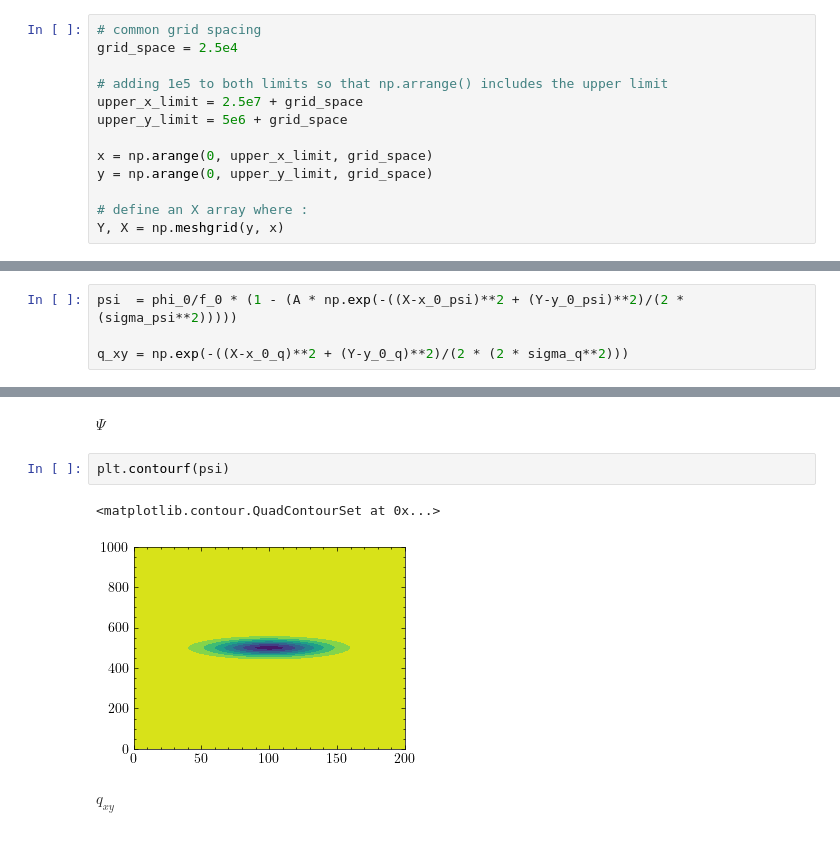
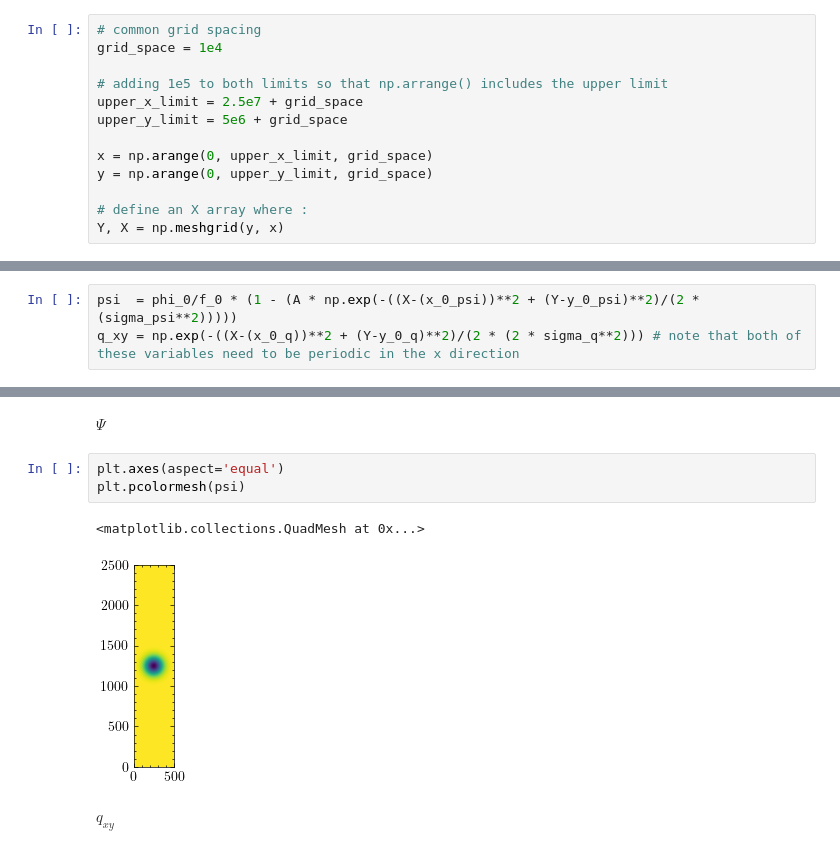
Before and after one commit to lauval/MT38C-Numerical-Weather-Prediction, a Jupyter notebook: task8.ipynb, the cells around one changed output, grey strips where cells are left out. Saved outputs shown, nothing was run; the diff lists cells and outputs as text.

```diff
--- a/task8.ipynb
+++ b/task8.ipynb
@@ -66,7 +67,7 @@ num_steps = duration/dt # number of timesteps
 Define the grid:
 # %%
 # common grid spacing
-grid_space = 2.5e4
+grid_space = 1e4
 
 # adding 1e5 to both limits so that np.arrange() includes the upper limit
 upper_x_limit = 2.5e7 + grid_space
@@ -80,6 +81,5 @@ Y, X = np.meshgrid(y, x)
 # %% [markdown]
 As always, we define the streamfunction and passive tracer using the analytical solutions:
 # %%
-psi  = phi_0/f_0 * (1 - (A * np.exp(-((X-x_0_psi)**2 + (Y-y_0_psi)**2)/(2 * (sigma_psi**2)))))
-
-q_xy = np.exp(-((X-x_0_q)**2 + (Y-y_0_q)**2)/(2 * (2 * sigma_q**2)))
+psi  = phi_0/f_0 * (1 - (A * np.exp(-((X-(x_0_psi))**2 + (Y-y_0_psi)**2)/(2 * (sigma_psi**2)))))
+q_xy = np.exp(-((X-(x_0_q))**2 + (Y-y_0_q)**2)/(2 * (2 * sigma_q**2))) # note that both of these variables need to be periodic in the x direction
@@ -87,10 +89,11 @@ q_xy = np.exp(-((X-x_0_q)**2 + (Y-y_0_q)**2)/(2 * (2 * sigma_q**2)))
 Quick sanity check from visualisations:
 # %% [markdown]
 $ \Psi $
-# %%
-plt.contourf(psi)
-# %% [output]
-<matplotlib.contour.QuadContourSet at 0x...>
-[figure, removed]
+# %%
+plt.axes(aspect='equal')
+plt.pcolormesh(psi)
+# %% [output]
+<matplotlib.collections.QuadMesh at 0x...>
+[figure, added]
 # %% [markdown]
 $ q_{xy} $
```
Also changed, not shown: parts of 22 cells of this notebook, 2 other files.
